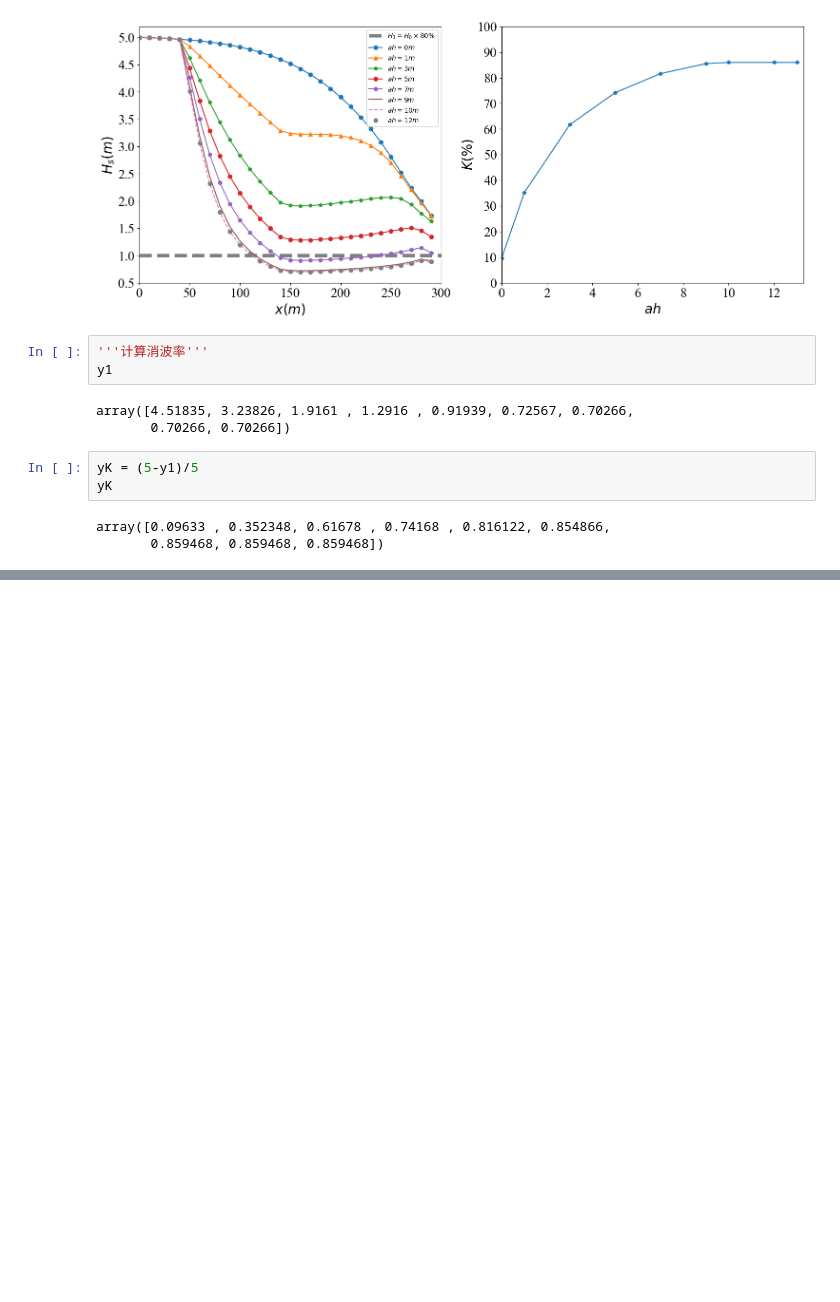
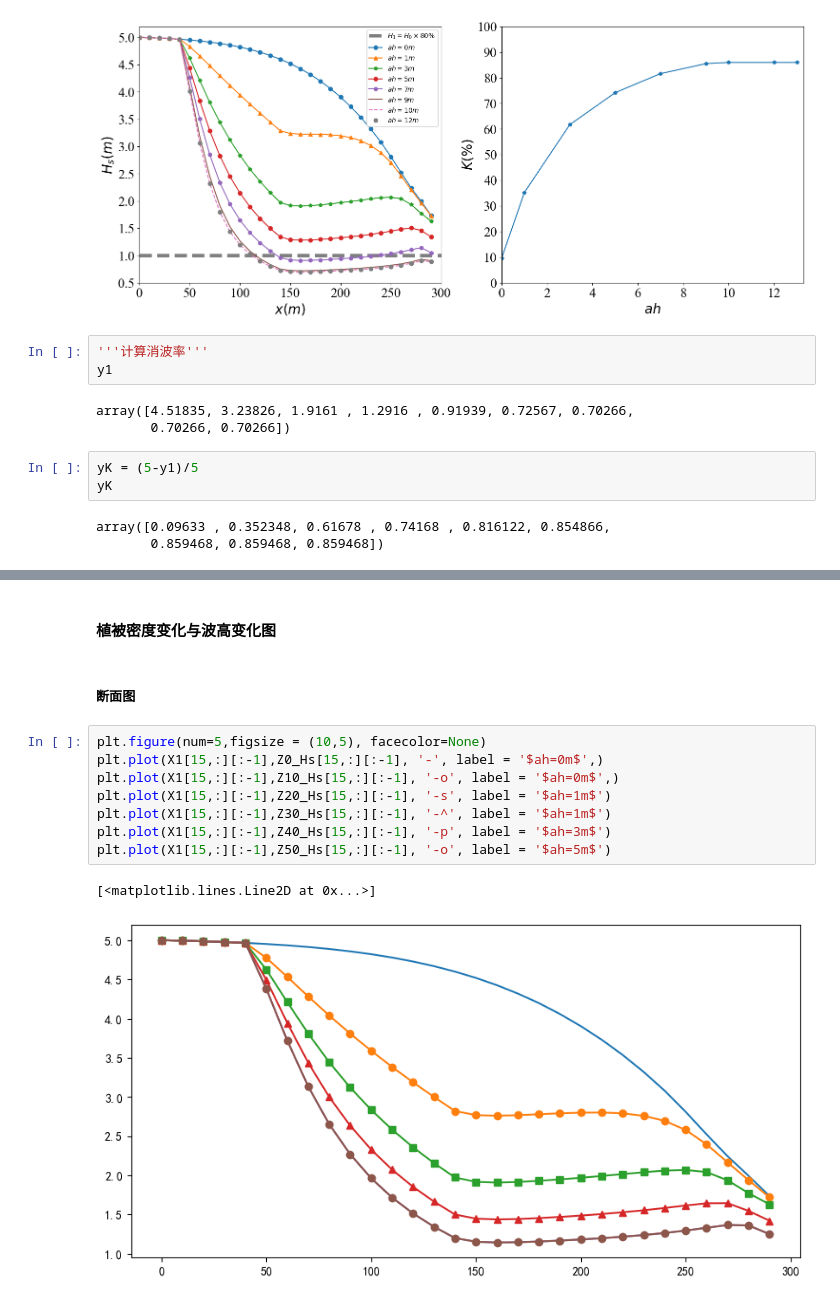
Before and after one commit to jackyvava/CodeWaveVegetation, a Jupyter notebook: code.ipynb, the cells around one changed output, grey strips where cells are left out. Drawn from its saved outputs; the diff is of its cells as text; blank space fills up the shorter version.

```diff
--- a/code.ipynb
+++ b/code.ipynb
@@ -905,0 +1152,15 @@ array([0.09633 , 0.352348, 0.61678 , 0.74168 , 0.816122, 0.854866,
+# %% [markdown]
+#### 植被密度变化与波高变化图
+# %% [markdown]
+##### 断面图
+# %%
+plt.figure(num=5,figsize = (10,5), facecolor=None)
+plt.plot(X1[15,:][:-1],Z0_Hs[15,:][:-1], '-', label = '$ah=0m$',)
+plt.plot(X1[15,:][:-1],Z10_Hs[15,:][:-1], '-o', label = '$ah=0m$',)
+plt.plot(X1[15,:][:-1],Z20_Hs[15,:][:-1], '-s', label = '$ah=1m$')
+plt.plot(X1[15,:][:-1],Z30_Hs[15,:][:-1], '-^', label = '$ah=1m$')
+plt.plot(X1[15,:][:-1],Z40_Hs[15,:][:-1], '-p', label = '$ah=3m$')
+plt.plot(X1[15,:][:-1],Z50_Hs[15,:][:-1], '-o', label = '$ah=5m$')
+# %% [output]
+[<matplotlib.lines.Line2D at 0x...>]
+[figure, added]
```
Also changed, not shown: parts of 30 cells of this notebook.
